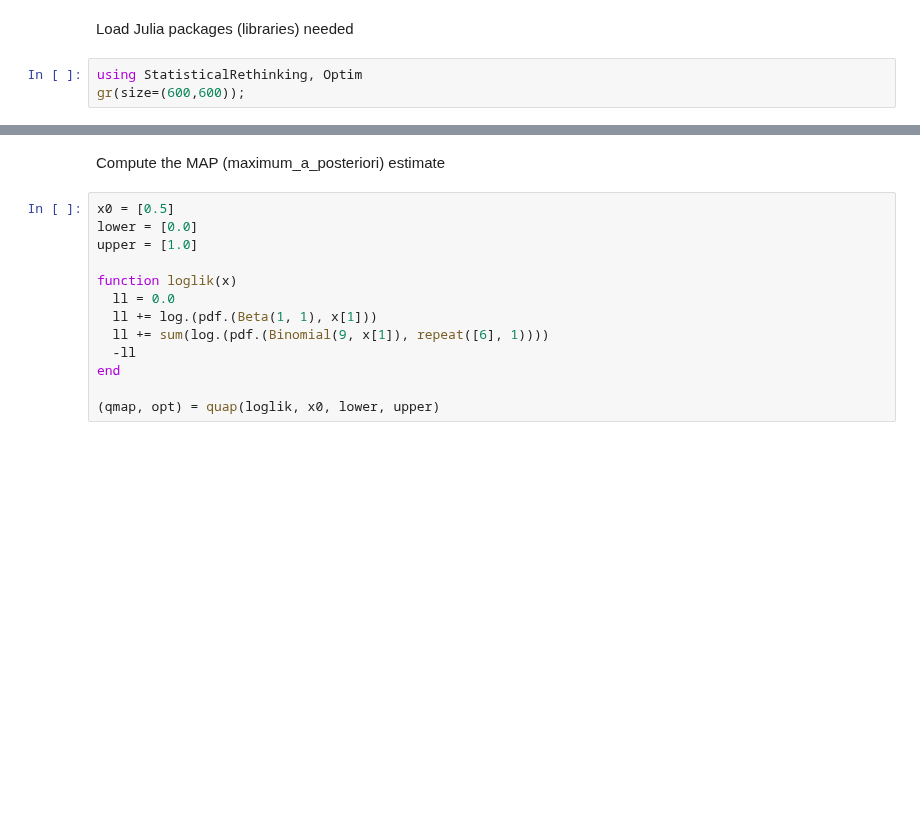
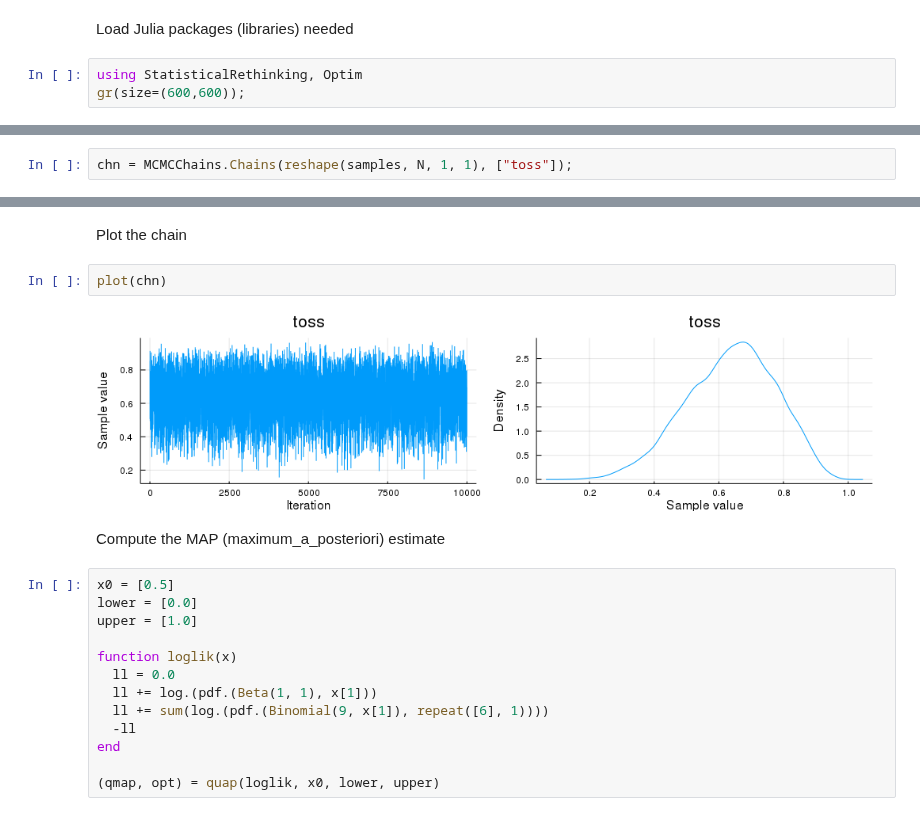
Before and after one commit to StatisticalRethinkingJulia/StatisticalRethinking.jl, a Jupyter notebook: notebooks/02/clip-06-07.ipynb, the cells around one changed output, grey strips where cells are left out. Drawn from its saved outputs; the diff is of its cells as text; blank space fills up the shorter version.

```diff
--- a/notebooks/02/clip-06-07.ipynb
+++ b/notebooks/02/clip-06-07.ipynb
@@ -22,0 +38,2 @@ samples[1:5]
+# %%
+chn = MCMCChains.Chains(reshape(samples, N, 1, 1), ["toss"]);
@@ -23,3 +63,9 @@ samples[1:5]
+# %% [markdown]
+Plot the chain
+# %%
+plot(chn)
+# %% [output]
+[figure, added]
 # %% [markdown]
 Compute the MAP (maximum_a_posteriori) estimate
 # %%
```
Also changed, not shown: parts of 22 cells of this notebook, 12 other files.
